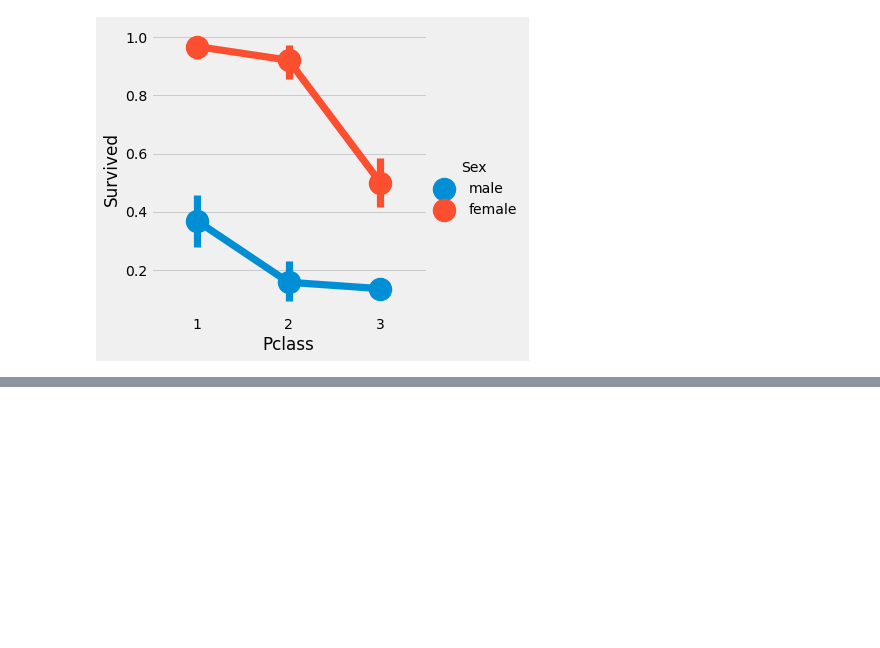
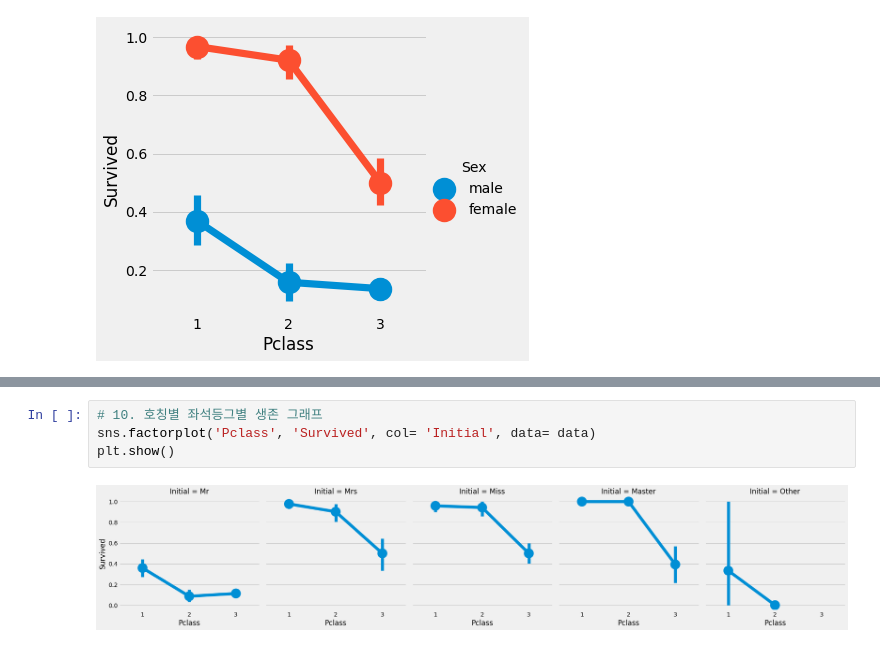
Before and after one commit to gks4478/TIL, a Jupyter notebook: EDA To Prediction(DieTanic)_transcription.ipynb, the cells around one changed output, grey strips where cells are left out. Cells and saved outputs as stored; diff of their text form; blank space fills up the shorter version.

```diff
--- a/EDA To Prediction(DieTanic)_transcription.ipynb
+++ b/EDA To Prediction(DieTanic)_transcription.ipynb
@@ -117,0 +172,6 @@ plt.show()
+# %%
+# 10. 호칭별 좌석등그별 생존 그래프
+sns.factorplot('Pclass', 'Survived', col= 'Initial', data= data)
+plt.show()
+# %% [output]
+[figure, added]
```
Also changed, not shown: parts of 27 cells of this notebook.
